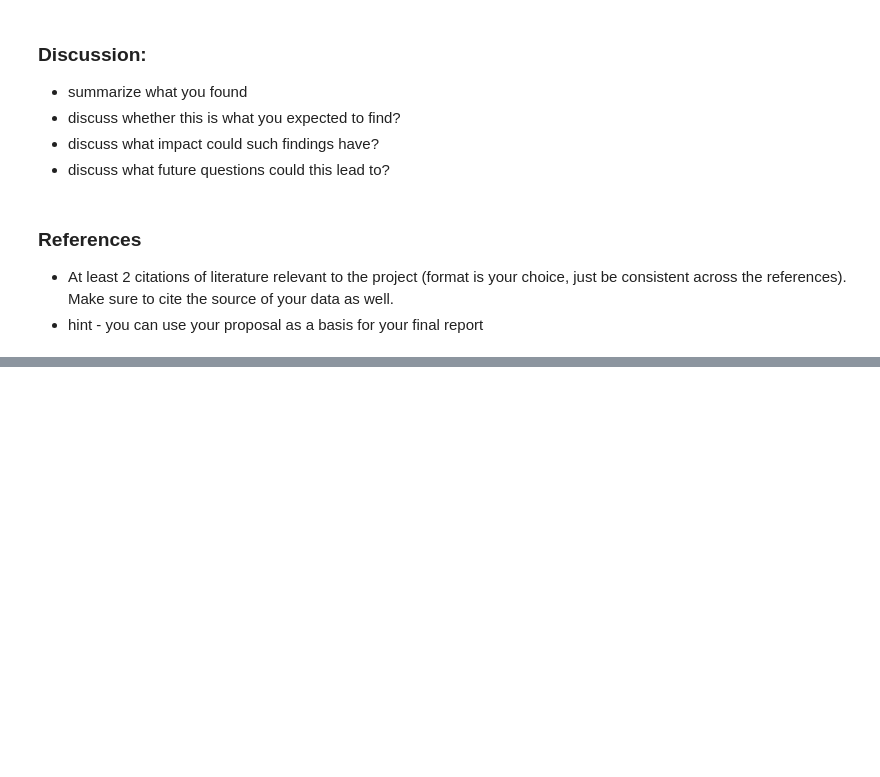
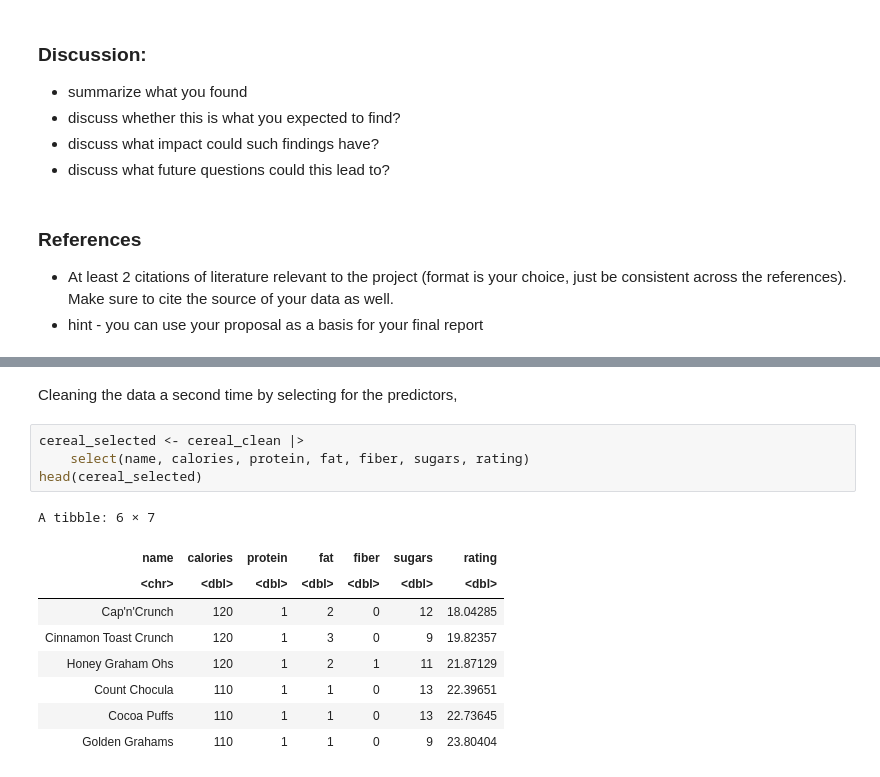
Before and after one commit to jaysjello/dsci-100-project_group24, a Jupyter notebook: change_name.ipynb, the cells around one changed output, grey strips where cells are left out. Drawn from its saved outputs; the diff is of its cells as text; blank space fills up the shorter version.

```diff
--- a/change_name.ipynb
+++ b/change_name.ipynb
@@ -298,0 +183,16 @@ A tibble: 5 × 10
+# %% [markdown]
+Cleaning the data a second time by selecting for the predictors,
+# %%
+cereal_selected <- cereal_clean |>
+    select(name, calories, protein, fat, fiber, sugars, rating)
+head(cereal_selected)
+# %% [output]
+A tibble: 6 × 7
+| name | calories | protein | fat | fiber | sugars | rating |
+| <chr> | <dbl> | <dbl> | <dbl> | <dbl> | <dbl> | <dbl> |
+| Cap'n'Crunch | 120 | 1 | 2 | 0 | 12 | 18.04285 |
+| Cinnamon Toast Crunch | 120 | 1 | 3 | 0 | 9 | 19.82357 |
+| Honey Graham Ohs | 120 | 1 | 2 | 1 | 11 | 21.87129 |
+| Count Chocula | 110 | 1 | 1 | 0 | 13 | 22.39651 |
+| Cocoa Puffs | 110 | 1 | 1 | 0 | 13 | 22.73645 |
+| Golden Grahams | 110 | 1 | 1 | 0 | 9 | 23.80404 |
```
Also changed, not shown: parts of 59 cells of this notebook, 1 other file.
